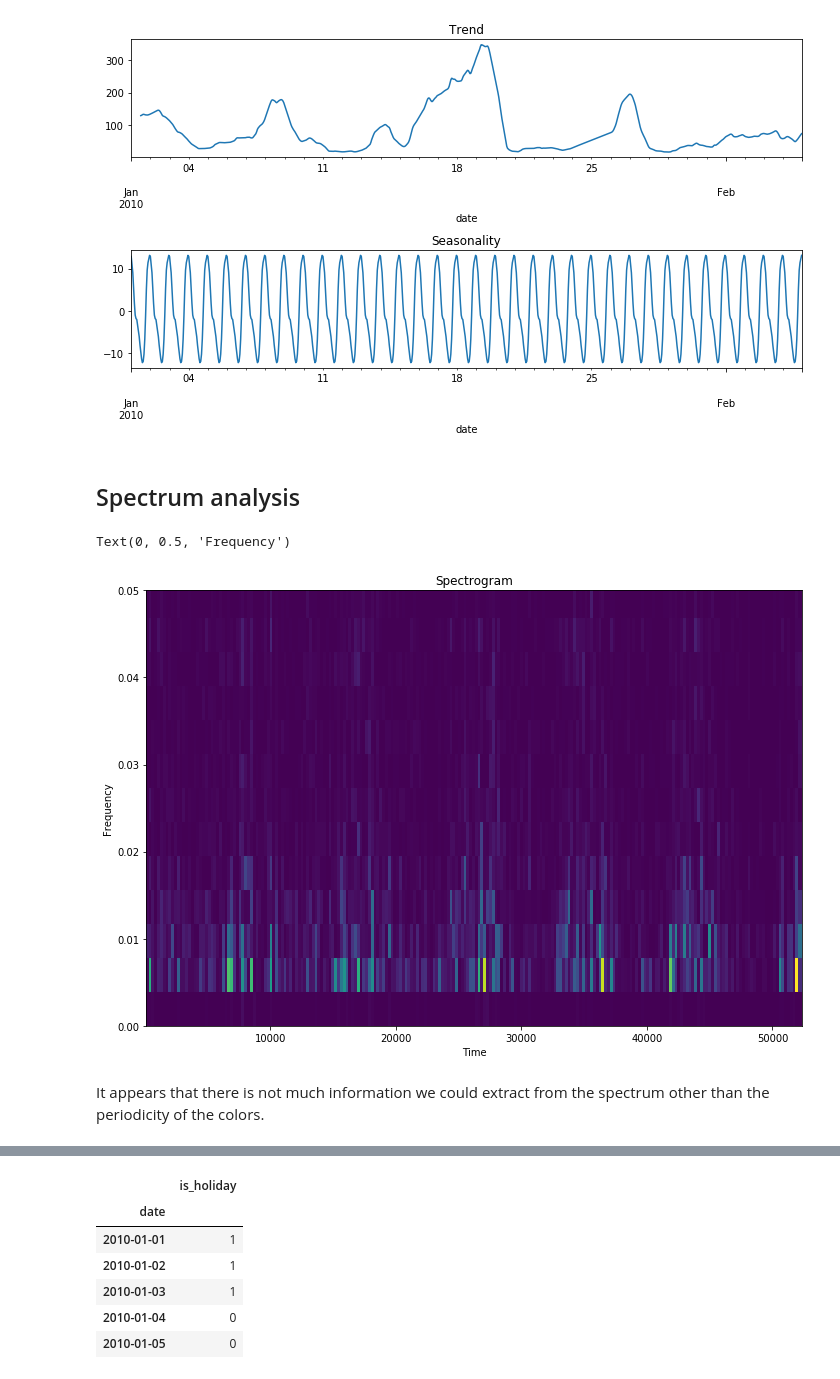
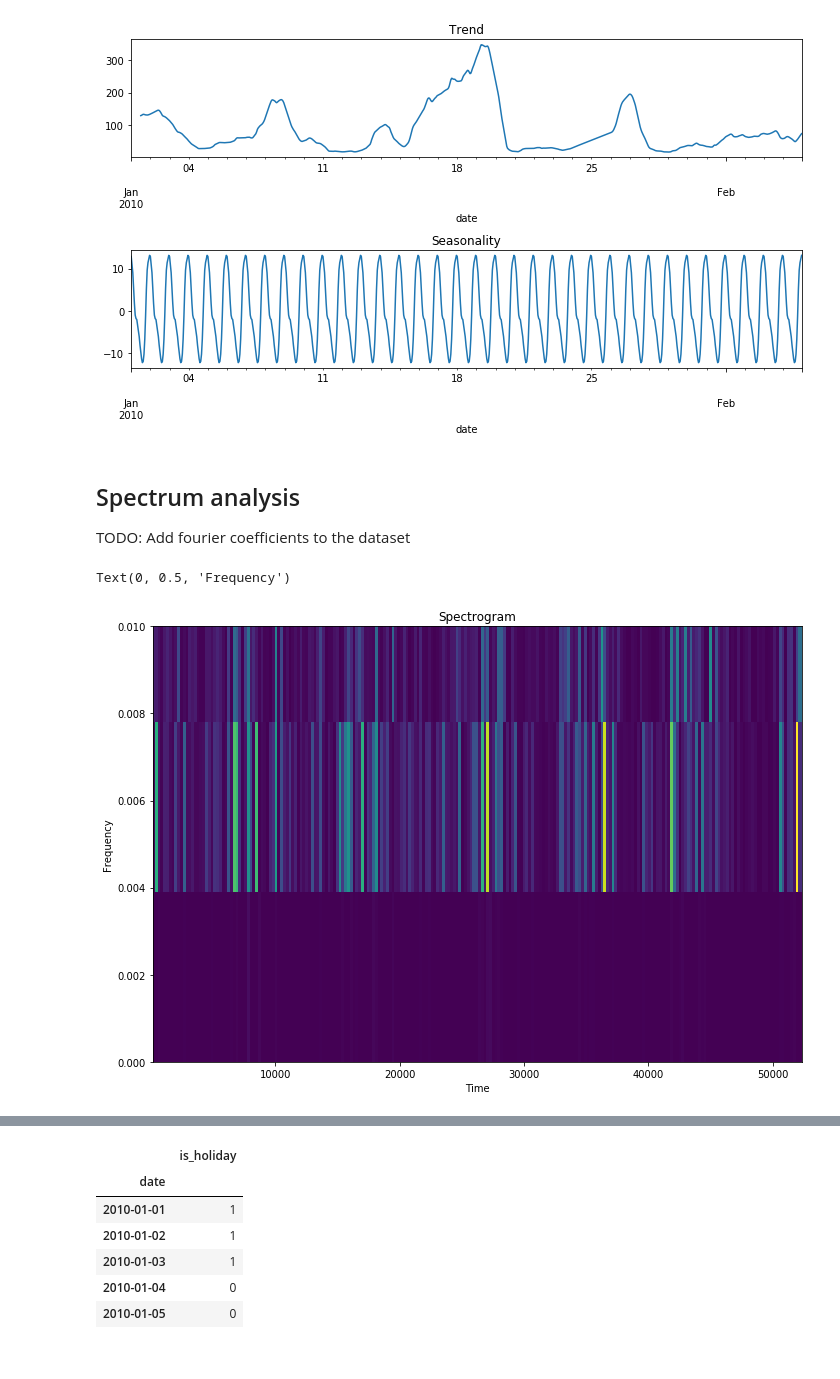
Before and after one commit to TravorLZH/pm25, a Jupyter notebook: pm25_features.ipynb, the cells around one changed output, grey strips where cells are left out. Cells and saved outputs as stored; diff of their text form; code cells hidden in the pictures.

```diff
--- a/pm25_features.ipynb
+++ b/pm25_features.ipynb
@@ -148,20 +162,20 @@ results.seasonal[:vbound].plot(ax=ax2)
 [figure]
 # %% [markdown]
 ## Spectrum analysis
+
+TODO: Add fourier coefficients to the dataset
 # %%
 from scipy import signal
 
-f,t,Sxx=signal.spectrogram(data["PM"])
+f,t,Sxx=signal.spectrogram(data["PM"],nperseg=256)
 fg=plt.figure(figsize=(10,7))
 fg.set_tight_layout(True)
 ax=plt.gca()
 ax.pcolormesh(t,f,Sxx)
 ax.set_title("Spectrogram")
 ax.set_xlabel("Time")
-ax.set_ylim(0,0.05)
+ax.set_ylim(0,0.01)
 ax.set_ylabel("Frequency")
 # %% [output]
 Text(0, 0.5, 'Frequency')
-[figure, old version]
+[figure, new version]
-# %% [markdown]
-It appears that there is not much information we could extract from the spectrum other than the periodicity of the colors.
```
Also changed, not shown: parts of 31 cells of this notebook, 1 other file.
